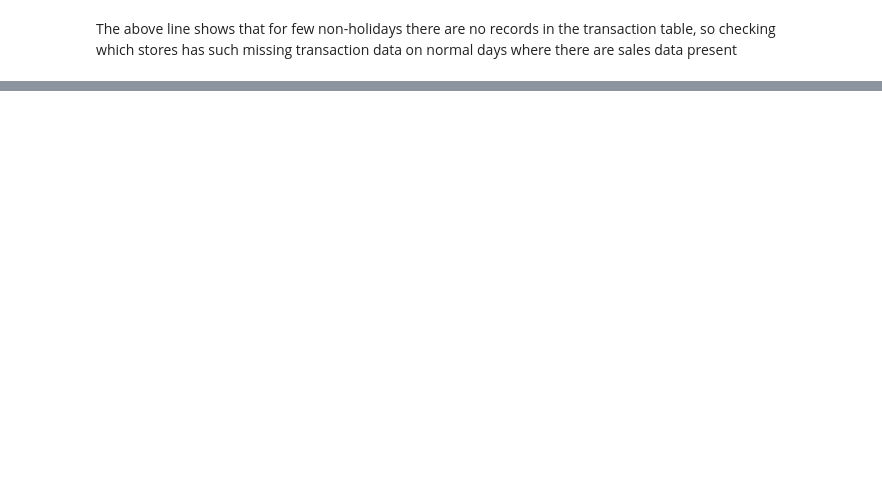
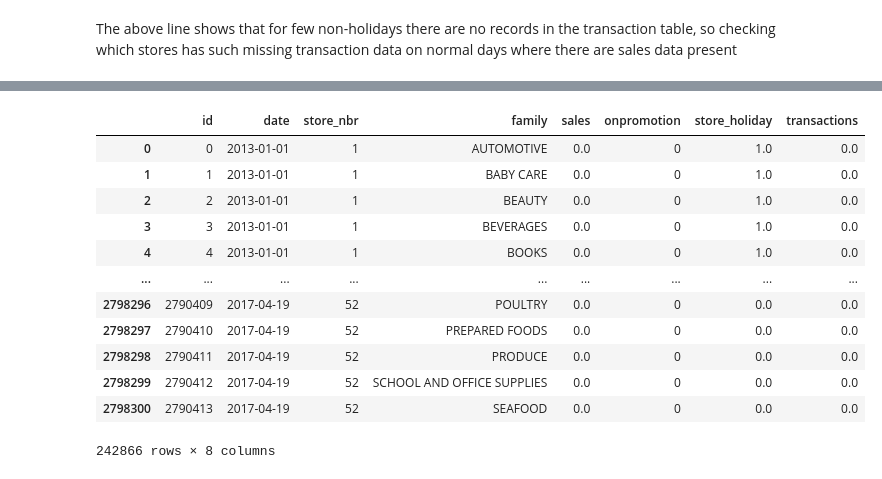
Before and after one commit to Ruparna25/Sales_Forecast-Time_Series, a Jupyter notebook: sales-forecasting-time-series.ipynb, the cells around one changed output, grey strips where cells are left out. Saved outputs shown, nothing was run; the diff lists cells and outputs as text; code cells hidden in the pictures; blank space fills up the shorter version.

```diff
--- a/sales-forecasting-time-series.ipynb
+++ b/sales-forecasting-time-series.ipynb
@@ -674,0 +733,4 @@ trans_fix.shape
+# %%
+for i,tran in zip(trans_fix['id'],trans_fix['transactions']):
+    idx=X_train.index[X_train['id']==i]
+    X_train.loc[idx,'transactions']=tran
@@ -674,0 +748,8 @@ trans_fix.shape
+# %%
+def holiday_trans_null(sales,holiday,tran):
+    if sales==0.0 and math.isnan(tran)==True: # and holiday==1.0:
+        tran=0
+    return tran
+# %%
+#Setting the transaction count to 0 for all those rows which have 0 sales data and store_holiday indicator as 1
+X_train['transactions']=X_train.apply(lambda val: holiday_trans_null(val['sales'],val['store_holiday'],val['transactions']),axis=1)
@@ -674,0 +792,3 @@ trans_fix.shape
+# %%
+#Dropping the year column
+X_train.drop('year',axis=1,inplace=True)
@@ -674,0 +804,16 @@ trans_fix.shape
+# %%
+X_train[(X_train['transactions']==0) & (X_train['sales']==0)]
+# %% [output]
+|  | id | date | store_nbr | family | sales | onpromotion | store_holiday | transactions |
+| 0 | 0 | 2013-01-01 | 1 | AUTOMOTIVE | 0.0 | 0 | 1.0 | 0.0 |
+| 1 | 1 | 2013-01-01 | 1 | BABY CARE | 0.0 | 0 | 1.0 | 0.0 |
+| 2 | 2 | 2013-01-01 | 1 | BEAUTY | 0.0 | 0 | 1.0 | 0.0 |
+| 3 | 3 | 2013-01-01 | 1 | BEVERAGES | 0.0 | 0 | 1.0 | 0.0 |
+| 4 | 4 | 2013-01-01 | 1 | BOOKS | 0.0 | 0 | 1.0 | 0.0 |
+| ... | ... | ... | ... | ... | ... | ... | ... | ... |
+| 2798296 | 2790409 | 2017-04-19 | 52 | POULTRY | 0.0 | 0 | 0.0 | 0.0 |
+| 2798297 | 2790410 | 2017-04-19 | 52 | PREPARED FOODS | 0.0 | 0 | 0.0 | 0.0 |
+| 2798298 | 2790411 | 2017-04-19 | 52 | PRODUCE | 0.0 | 0 | 0.0 | 0.0 |
+| 2798299 | 2790412 | 2017-04-19 | 52 | SCHOOL AND OFFICE SUPPLIES | 0.0 | 0 | 0.0 | 0.0 |
+| 2798300 | 2790413 | 2017-04-19 | 52 | SEAFOOD | 0.0 | 0 | 0.0 | 0.0 |
+242866 rows × 8 columns
```
Also changed, not shown: parts of 25 cells of this notebook.
